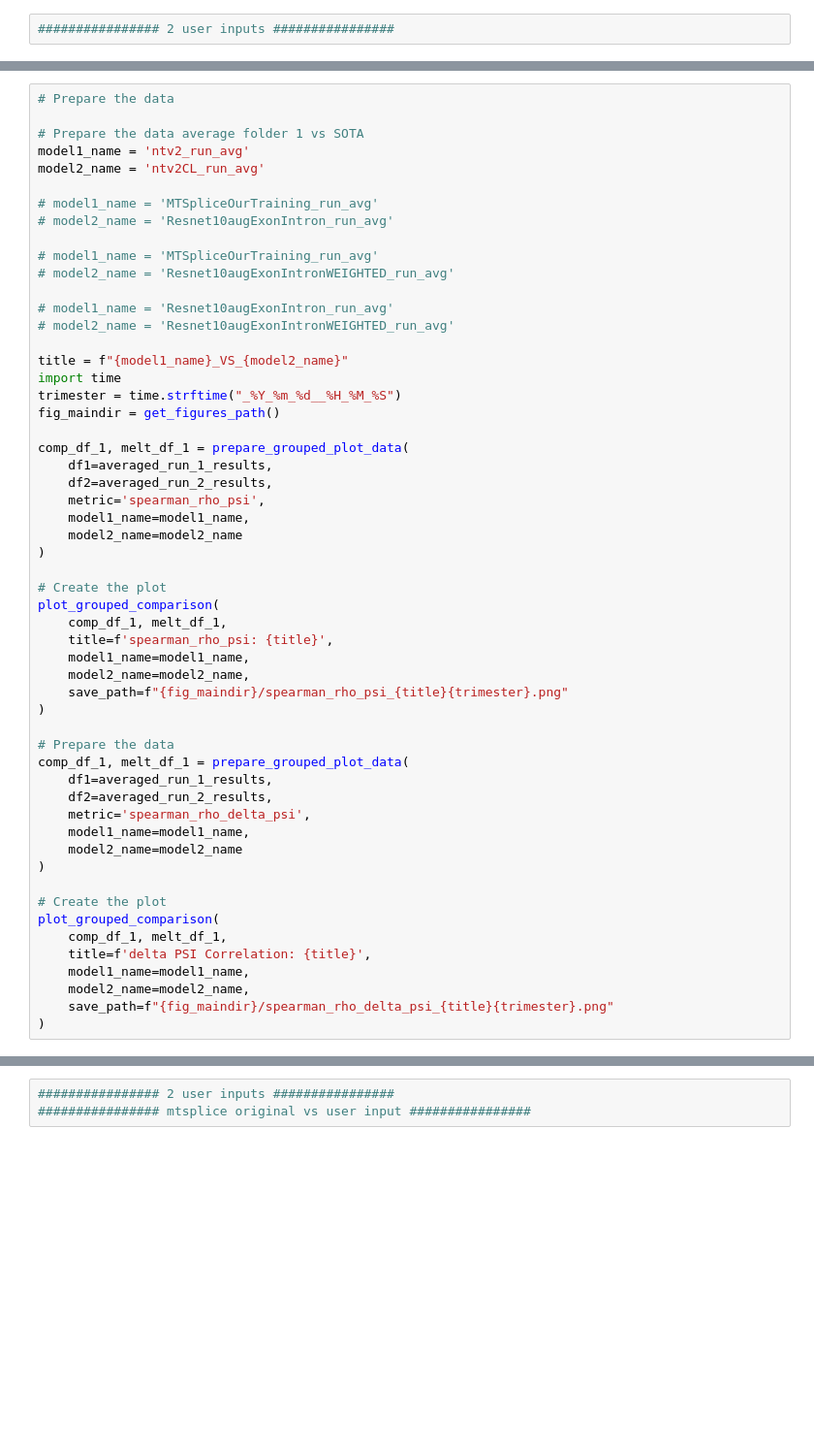
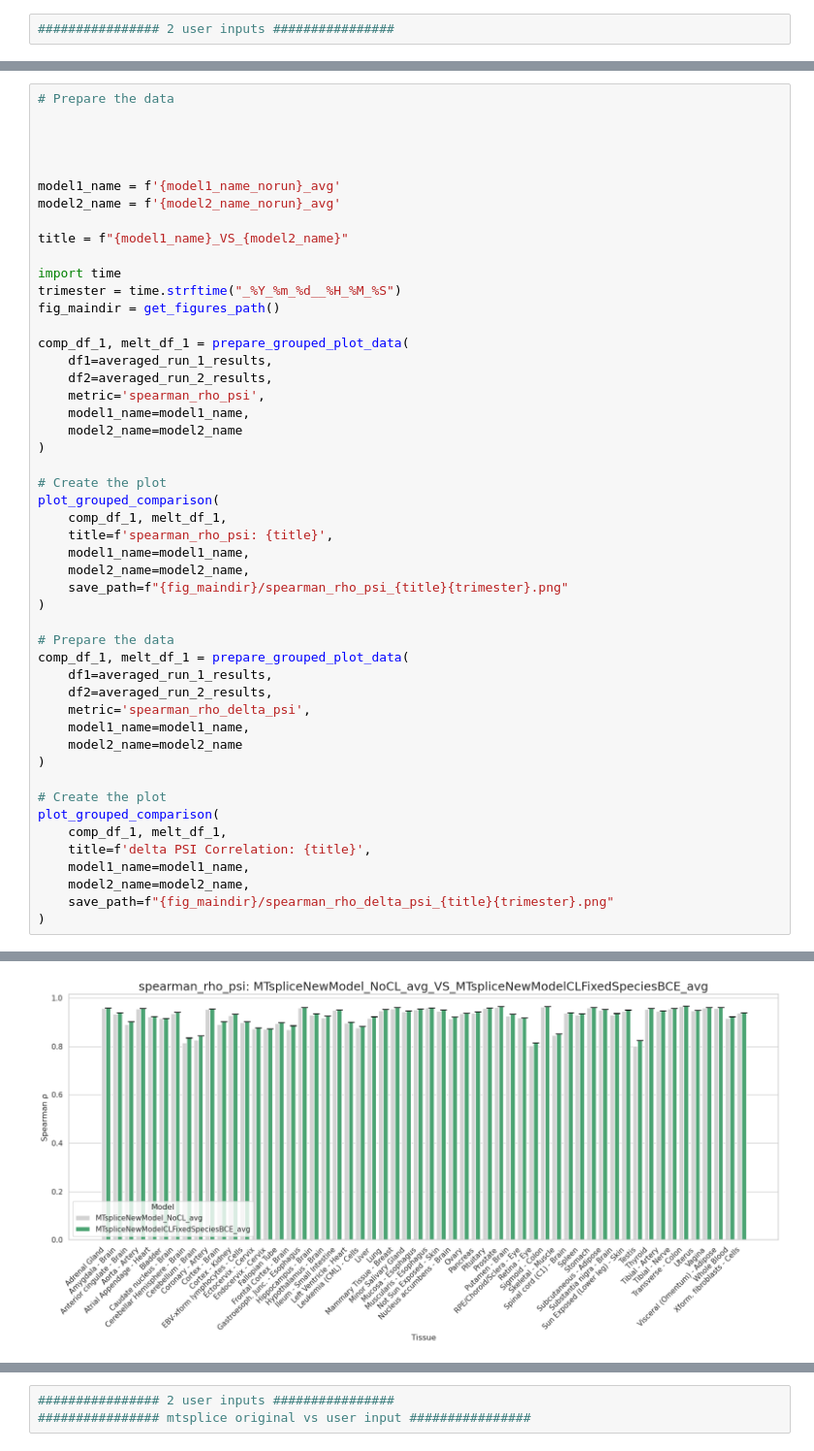
Before and after one commit to ArghamitraT/CL_Splicing_Regulation, a Jupyter notebook: ML_model/scripts/result_analysis/notebooks/plotDeltaPsi.ipynb, the cells around one changed output, grey strips where cells are left out. Shown at 97% size. Saved outputs shown, nothing was run; the diff lists cells and outputs as text; blank space fills up the shorter version.

```diff
--- a/ML_model/scripts/result_analysis/notebooks/plotDeltaPsi.ipynb
+++ b/ML_model/scripts/result_analysis/notebooks/plotDeltaPsi.ipynb
@@ -309,20 +341,14 @@ plot_grouped_comparison(
 # %%
 # Prepare the data
 
-# Prepare the data average folder 1 vs SOTA
-model1_name = 'ntv2_run_avg'
-model2_name = 'ntv2CL_run_avg'
 
-# model1_name = 'MTSpliceOurTraining_run_avg'
-# model2_name = 'Resnet10augExonIntron_run_avg'
 
-# model1_name = 'MTSpliceOurTraining_run_avg'
-# model2_name = 'Resnet10augExonIntronWEIGHTED_run_avg'
 
-# model1_name = 'Resnet10augExonIntron_run_avg'
-# model2_name = 'Resnet10augExonIntronWEIGHTED_run_avg'
+model1_name = f'{model1_name_norun}_avg'
+model2_name = f'{model2_name_norun}_avg'
 
 title = f"{model1_name}_VS_{model2_name}"
+
 import time
 trimester = time.strftime("_%Y_%m_%d__%H_%M_%S")
 fig_maindir = get_figures_path()
@@ -361,3 +387,4 @@ plot_grouped_comparison(
     model2_name=model2_name,
     save_path=f"{fig_maindir}/spearman_rho_delta_psi_{title}{trimester}.png"
 )
+# %% [output]
@@ -363,0 +392 @@ plot_grouped_comparison(
+[figure, added]
```
Also changed, not shown: parts of 9 cells of this notebook, 12 other files.
